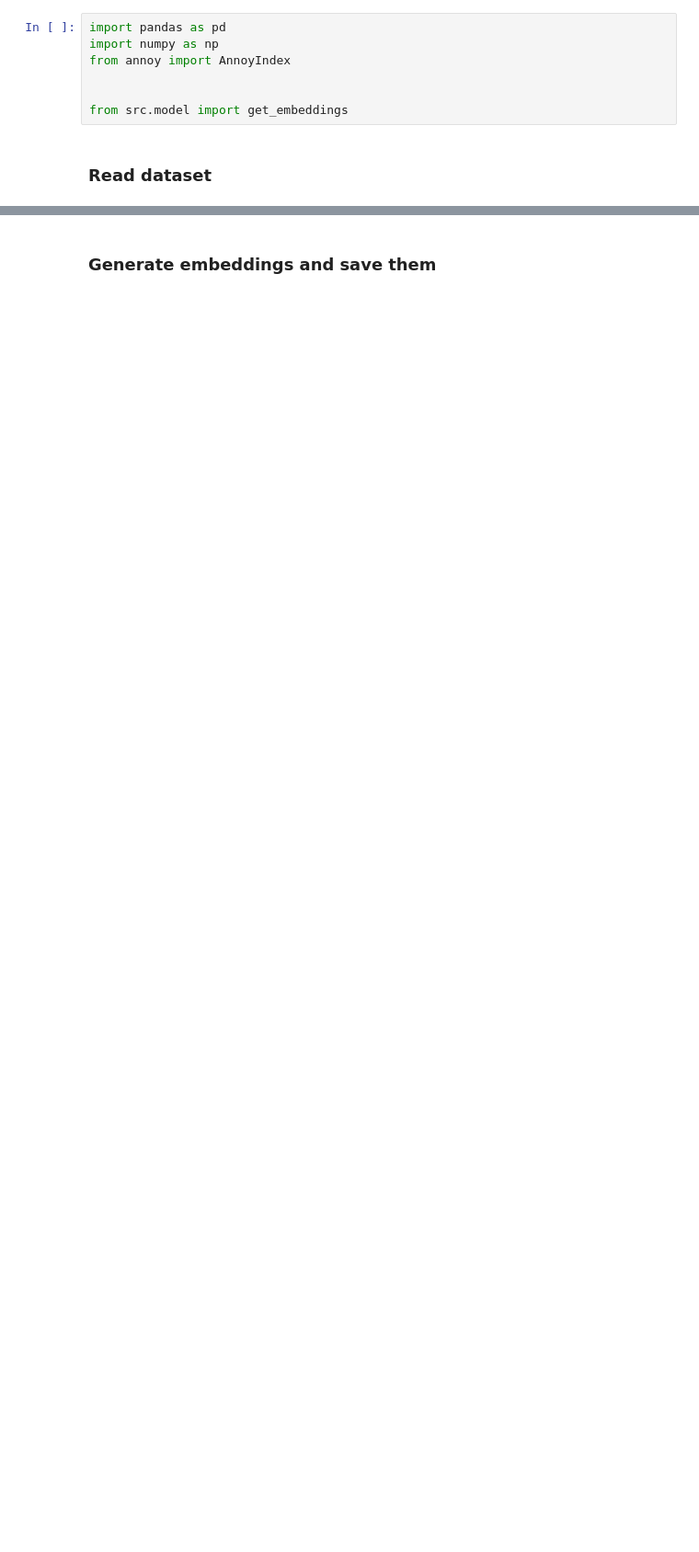
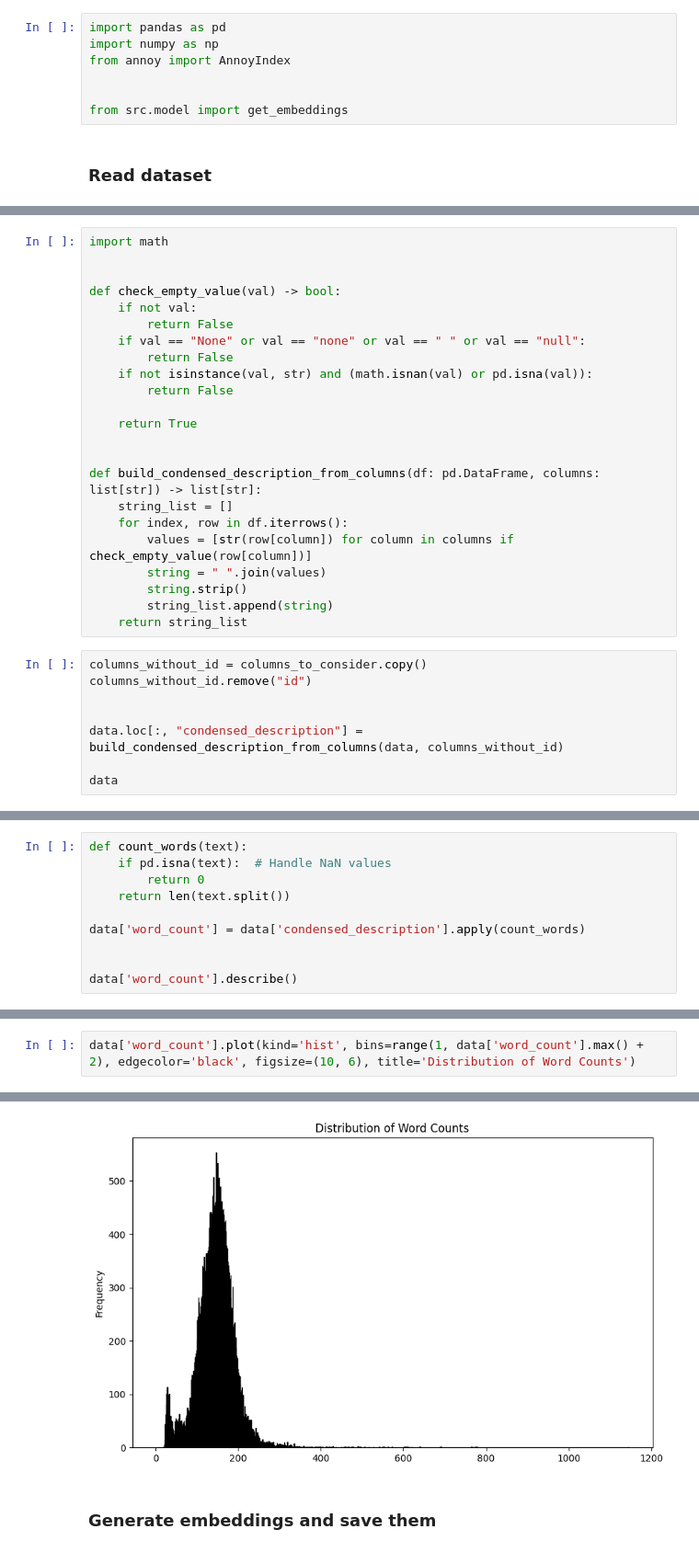
Before and after one commit to IsaiasGutierrezCruz/datathon_recommender_system, a Jupyter notebook: generate_embeddings.ipynb, the cells around one changed output, grey strips where cells are left out. Shown at 92% size. Saved outputs shown, nothing was run; the diff lists cells and outputs as text; blank space fills up the shorter version.

```diff
--- a/generate_embeddings.ipynb
+++ b/generate_embeddings.ipynb
@@ -16,0 +162,31 @@ data.head()
+# %%
+import math
+
+
+def check_empty_value(val) -> bool:
+    if not val:
+        return False
+    if val == "None" or val == "none" or val == " " or val == "null":
+        return False
+    if not isinstance(val, str) and (math.isnan(val) or pd.isna(val)):
+        return False
+
+    return True
+
+
+def build_condensed_description_from_columns(df: pd.DataFrame, columns: list[str]) -> list[str]:
+    string_list = []
+    for index, row in df.iterrows():
+        values = [str(row[column]) for column in columns if check_empty_value(row[column])]
+        string = " ".join(values)
+        string.strip()
+        string_list.append(string)
+    return string_list
+# %%
+columns_without_id = columns_to_consider.copy()
+columns_without_id.remove("id")
+
+
+data.loc[:, "condensed_description"] = build_condensed_description_from_columns(data, columns_without_id)
+
+data
@@ -16,0 +213,10 @@ data.head()
+# %%
+def count_words(text):
+    if pd.isna(text):  # Handle NaN values
+        return 0
+    return len(text.split())
+
+data['word_count'] = data['condensed_description'].apply(count_words)
+
+
+data['word_count'].describe()
@@ -16,0 +233,3 @@ data.head()
+# %%
+data['word_count'].plot(kind='hist', bins=range(1, data['word_count'].max() + 2), edgecolor='black', figsize=(10, 6), title='Distribution of Word Counts')
+# %% [output]
@@ -17,3 +238,4 @@ data.head()
+[figure, added]
 # %% [markdown]
 ### Generate embeddings and save them
 # %%
```
Also changed, not shown: parts of 30 cells of this notebook, 11 other files.
